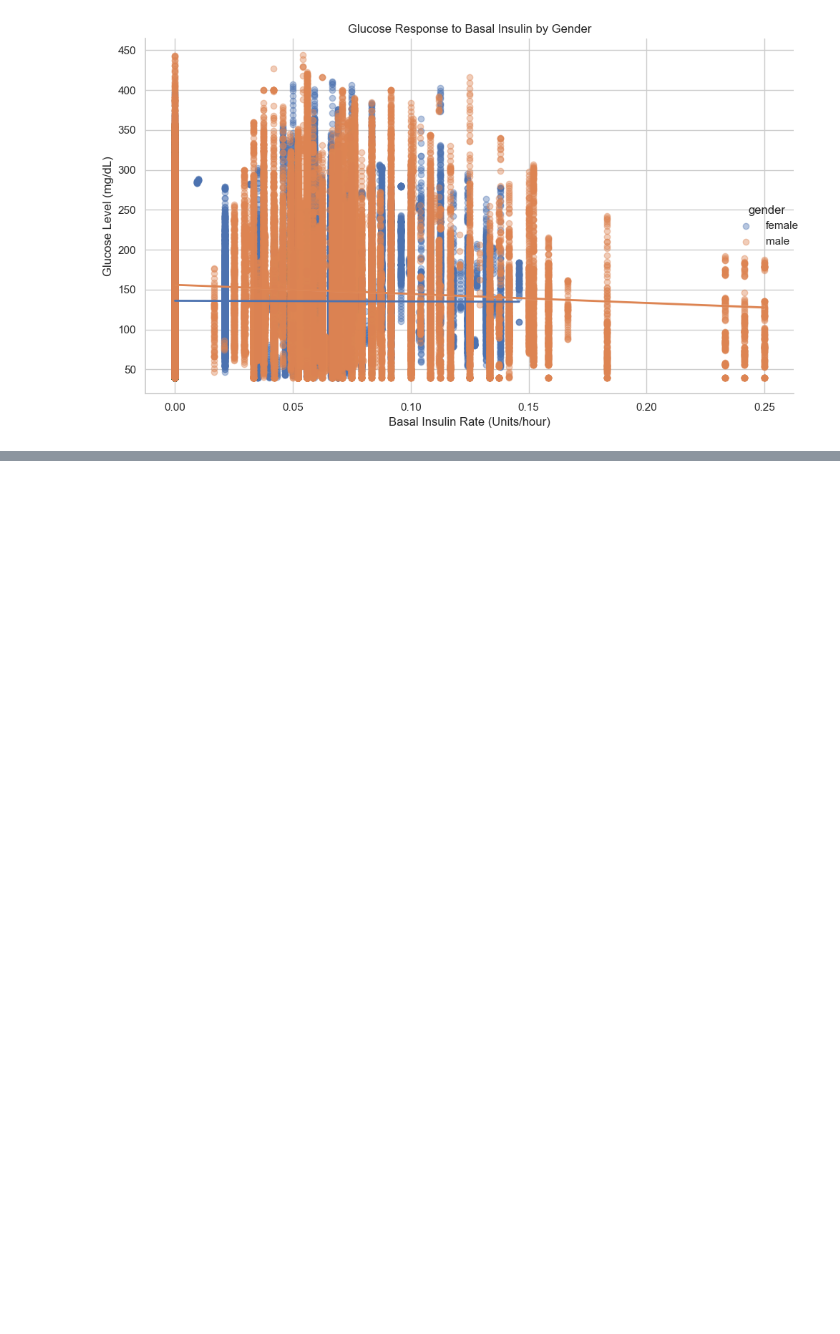
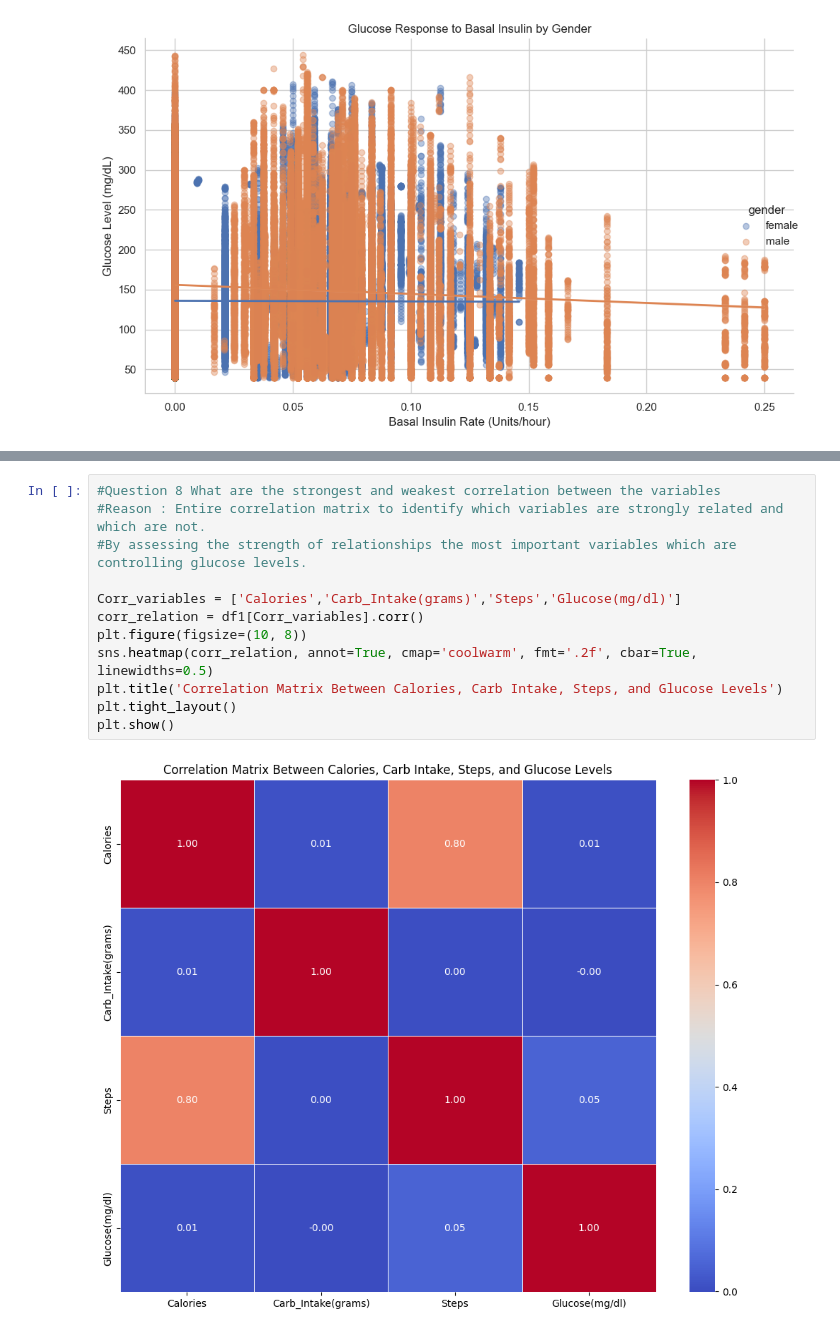
Before and after one commit to rathashanmugam7/Team6_TheByteForce_PythonHackathon_August25, a Jupyter notebook: 06_TheByteFroce_03_Prescriptive Analysis.ipynb, the cells around one changed output, grey strips where cells are left out. Saved outputs shown, nothing was run; the diff lists cells and outputs as text; blank space fills up the shorter version.

```diff
--- a/06_TheByteFroce_03_Prescriptive Analysis.ipynb
+++ b/06_TheByteFroce_03_Prescriptive Analysis.ipynb
@@ -337,0 +373,14 @@ plt.show()
+# %%
+#Question 8 What are the strongest and weakest correlation between the variables
+#Reason : Entire correlation matrix to identify which variables are strongly related and which are not.
+#By assessing the strength of relationships the most important variables which are controlling glucose levels.
+
+Corr_variables = ['Calories','Carb_Intake(grams)','Steps','Glucose(mg/dl)']
+corr_relation = df1[Corr_variables].corr()
+plt.figure(figsize=(10, 8))
+sns.heatmap(corr_relation, annot=True, cmap='coolwarm', fmt='.2f', cbar=True, linewidths=0.5)
+plt.title('Correlation Matrix Between Calories, Carb Intake, Steps, and Glucose Levels')
+plt.tight_layout()
+plt.show()
+# %% [output]
+[figure, added]
```
Also changed, not shown: parts of 10 cells of this notebook, 1 other file.
